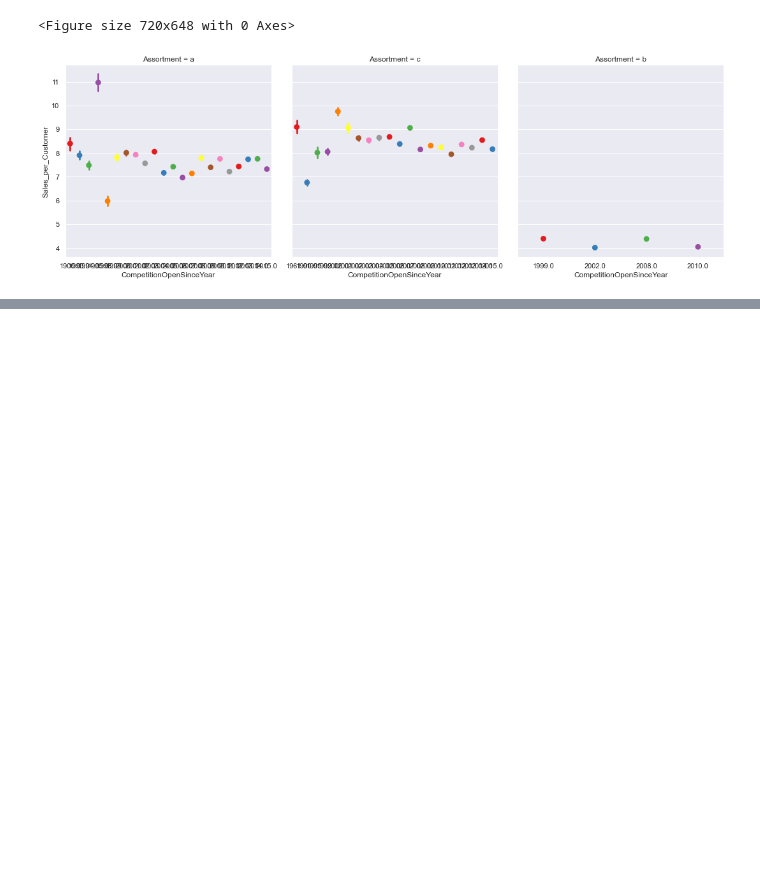
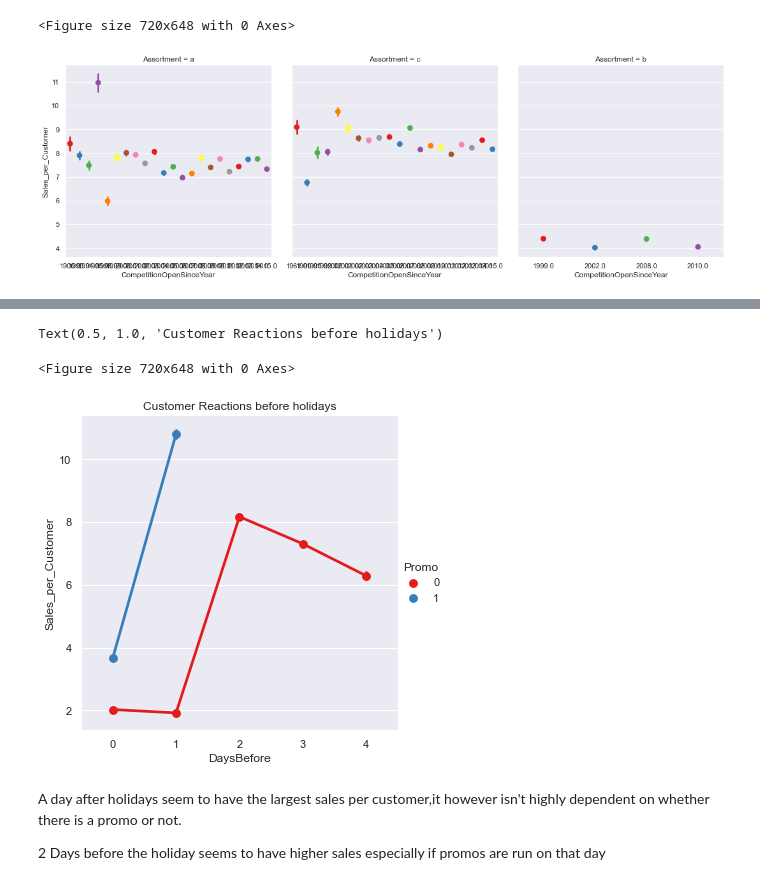
Before and after one commit to Blvisse/Pharmtec_Sales, a Jupyter notebook: notebooks/PharmTec.ipynb, the cells around one changed output, grey strips where cells are left out. Drawn from its saved outputs; the diff is of its cells as text; code cells hidden in the pictures; blank space fills up the shorter version.

```diff
--- a/notebooks/PharmTec.ipynb
+++ b/notebooks/PharmTec.ipynb
@@ -1335,0 +1477,12 @@ sns.factorplot(data=train,x='CompetitionOpenSinceYear',col='Assortment',y='Sales
+# %%
+plt.figure(figsize=(10,9))
+sns.factorplot(data=holidayDF,x='DaysBefore',y='Sales_per_Customer',hue='Promo',sharex=False,palette='Set1')
+plt.title("Customer Reactions before holidays")
+# %% [output]
+Text(0.5, 1.0, 'Customer Reactions before holidays')
+<Figure size 720x648 with 0 Axes>
+[figure, added]
+# %% [markdown]
+A day after holidays seem to have the largest sales per customer,it however isn't highly dependent on whether there is a promo or not.
+
+2 Days before the holiday seems to have higher sales especially if promos are run on that day
```
Also changed, not shown: parts of 19 cells of this notebook, 27 other files.
